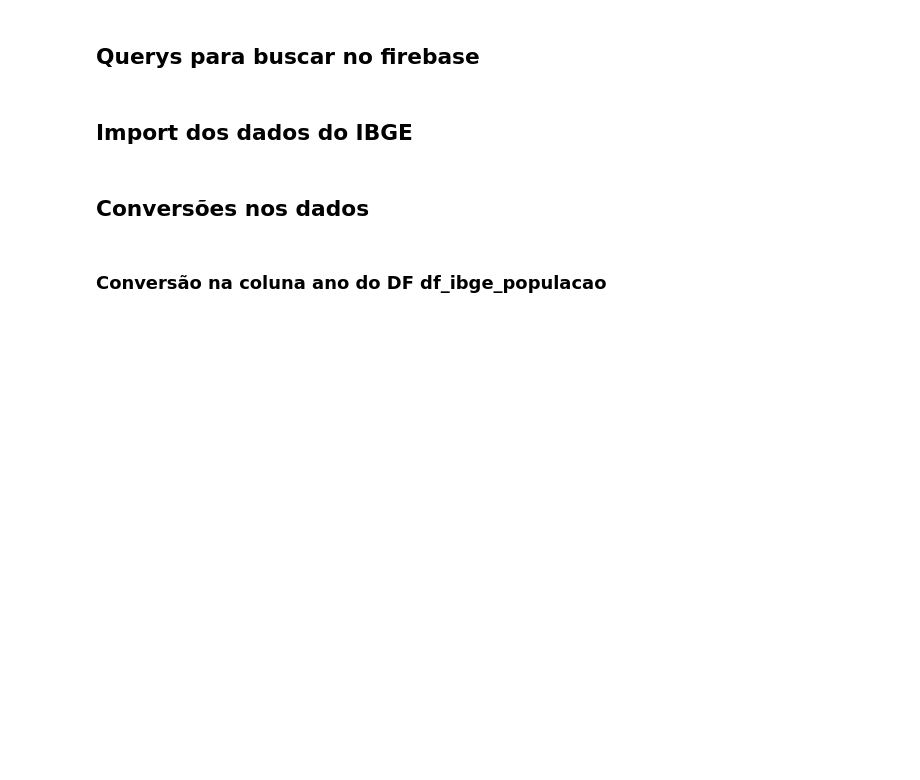
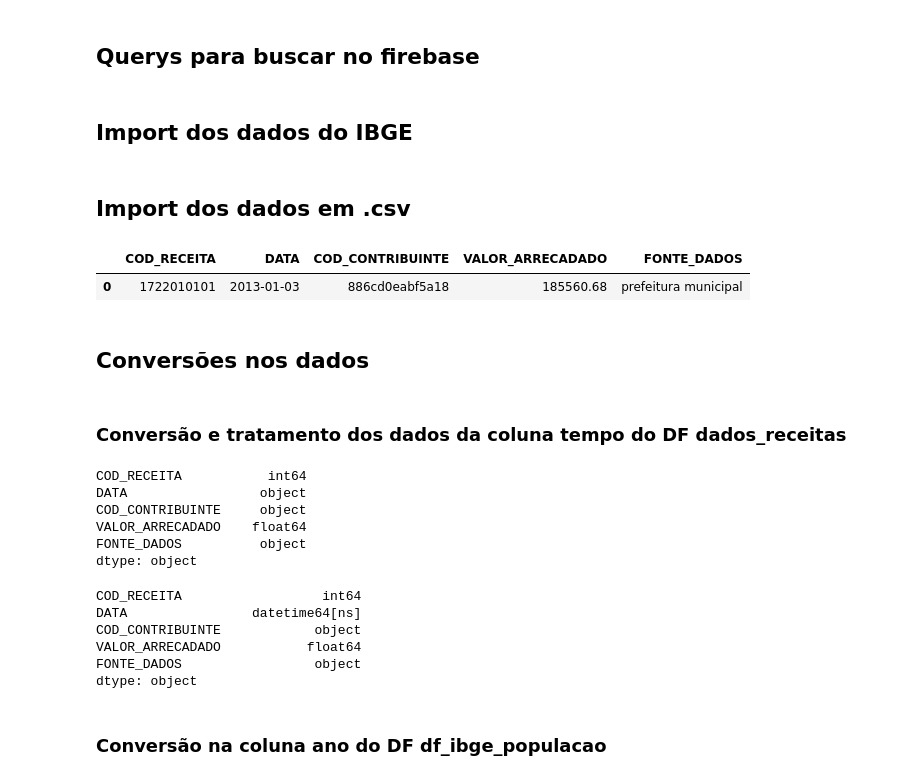
Before and after one commit to AllysonAbreu/dw_contas_publicas_2022, a Jupyter notebook: dea_receitas_dados_novos.ipynb, the cells around one changed output. Drawn from its saved outputs; the diff is of its cells as text; code cells hidden in the pictures; blank space fills up the shorter version.

```diff
--- a/dea_receitas_dados_novos.ipynb
+++ b/dea_receitas_dados_novos.ipynb
@@ -50,6 +52,37 @@ query_populacao = "SELECT db.ano, db.populacao FROM `basedosdados.br_ibge_popula
 df_ibge_populacao = client.query(query_populacao).to_dataframe()
+# %% [markdown]
+## Import dos dados em .csv
+# %%
+df_receitas = pd.read_csv('dados_receitas.csv', sep=';')
+df_receitas.head(1)
+# %% [output]
+|  | COD_RECEITA | DATA | COD_CONTRIBUINTE | VALOR_ARRECADADO | FONTE_DADOS |
+| 0 | 1722010101 | 2013-01-03 | 886cd0eabf5a18 | 185560.68 | prefeitura municipal |
 # %% [markdown]
 ## Conversões nos dados
+# %% [markdown]
+### Conversão e tratamento dos dados da coluna tempo do DF dados_receitas
+# %%
+# dados antes da conversão
+df_receitas.dtypes
+# %% [output]
+COD_RECEITA           int64
+DATA                 object
+COD_CONTRIBUINTE     object
+VALOR_ARRECADADO    float64
+FONTE_DADOS          object
+dtype: object
+# %%
+# dados após a conversão
+df_receitas['DATA'] = pd.to_datetime(df_receitas['DATA'])
+df_receitas.dtypes
+# %% [output]
+COD_RECEITA                  int64
+DATA                datetime64[ns]
+COD_CONTRIBUINTE            object
+VALOR_ARRECADADO           float64
+FONTE_DADOS                 object
+dtype: object
 # %% [markdown]
 ### Conversão na coluna ano do DF df_ibge_populacao
 # %%
```
Also changed, not shown: parts of 9 cells of this notebook.
